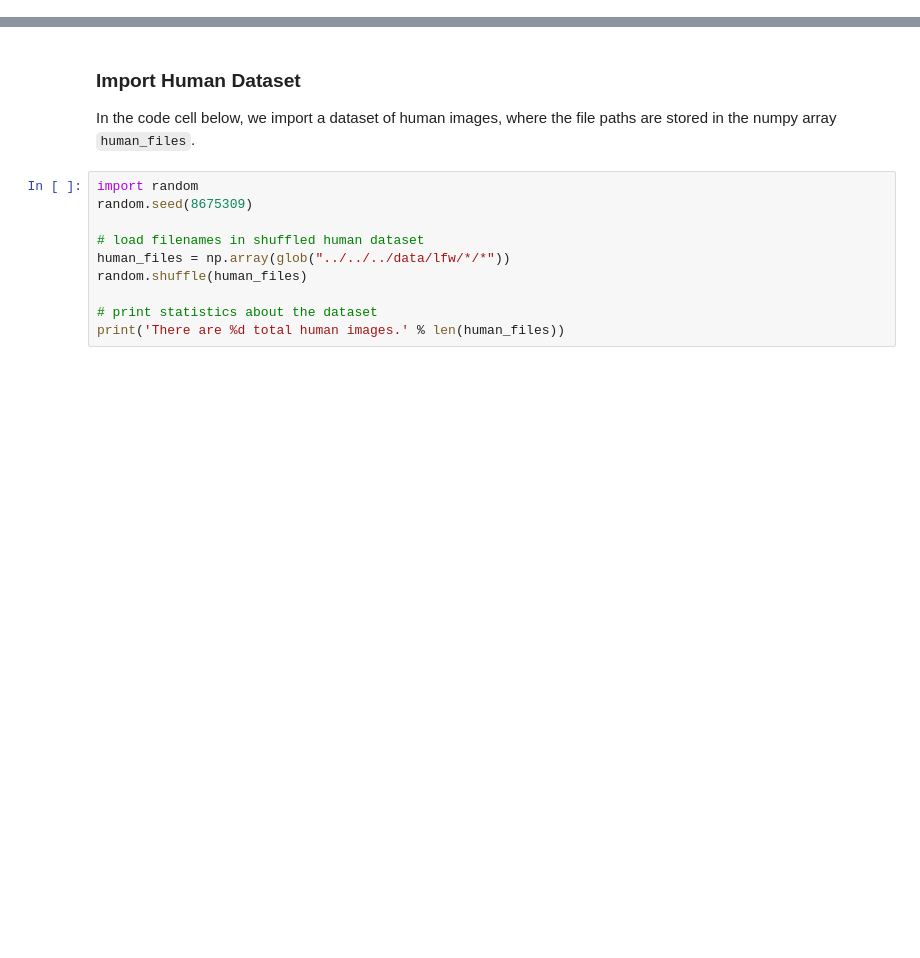
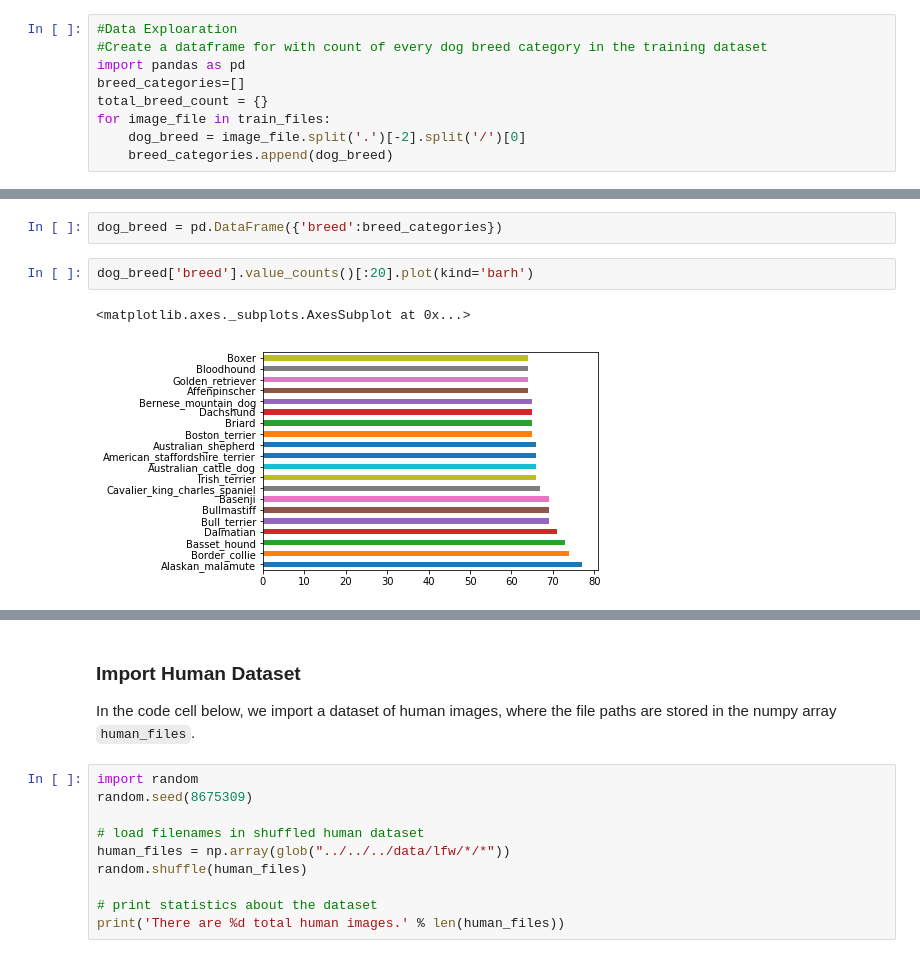
Before and after one commit to arachauhan/Dog-Breed-classification-using-CNN, a Jupyter notebook: dog_app.ipynb, the cells around one changed output, grey strips where cells are left out. Saved outputs shown, nothing was run; the diff lists cells and outputs as text; blank space fills up the shorter version.

```diff
--- a/dog_app.ipynb
+++ b/dog_app.ipynb
@@ -98,0 +100,9 @@ There are 836 test dog images.
+# %%
+#Data Exploaration
+#Create a dataframe for with count of every dog breed category in the training dataset
+import pandas as pd
+breed_categories=[]
+total_breed_count = {}
+for image_file in train_files:
+    dog_breed = image_file.split('.')[-2].split('/')[0]
+    breed_categories.append(dog_breed)
@@ -98,0 +129,7 @@ There are 836 test dog images.
+# %%
+dog_breed = pd.DataFrame({'breed':breed_categories})
+# %%
+dog_breed['breed'].value_counts()[:20].plot(kind='barh')
+# %% [output]
+<matplotlib.axes._subplots.AxesSubplot at 0x...>
+[figure, added]
```
Also changed, not shown: parts of 3 cells of this notebook.
